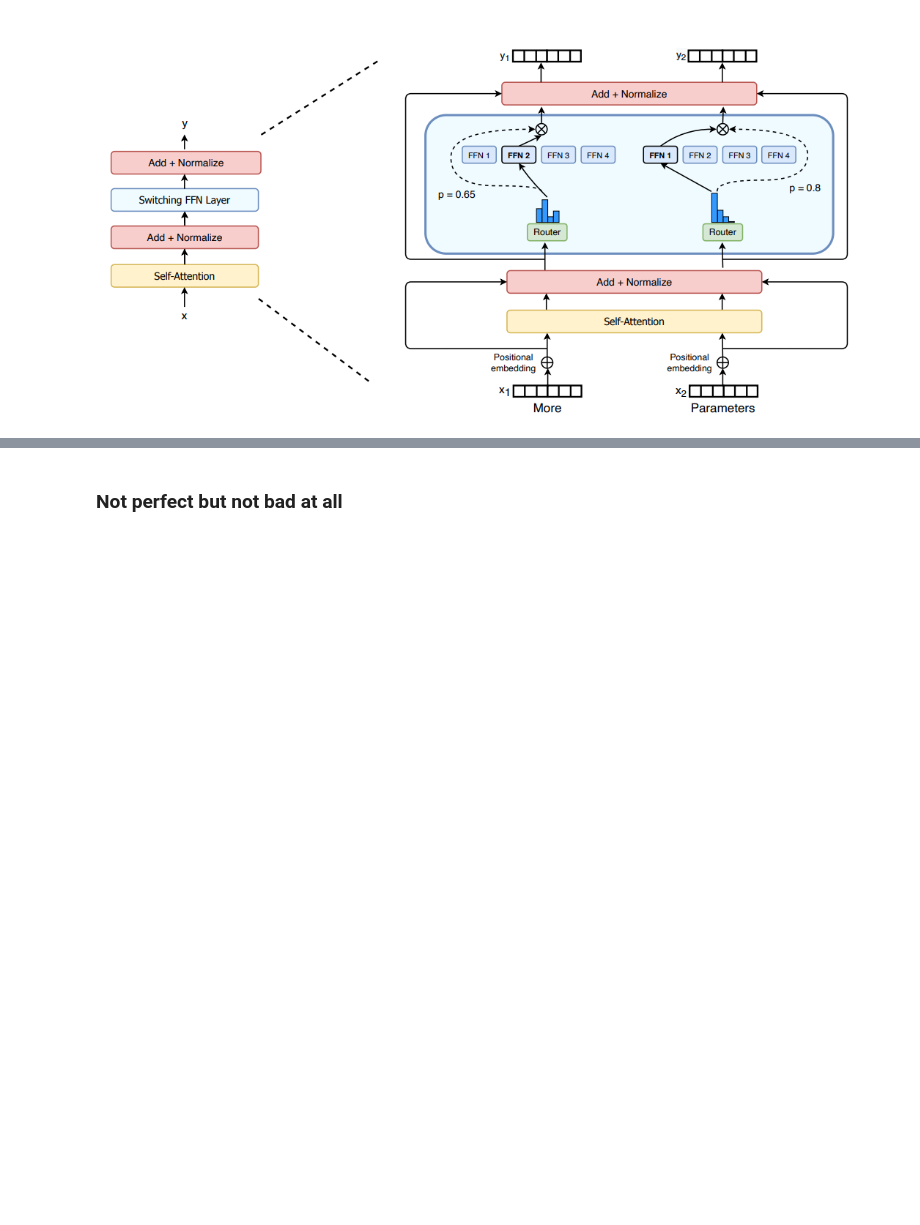
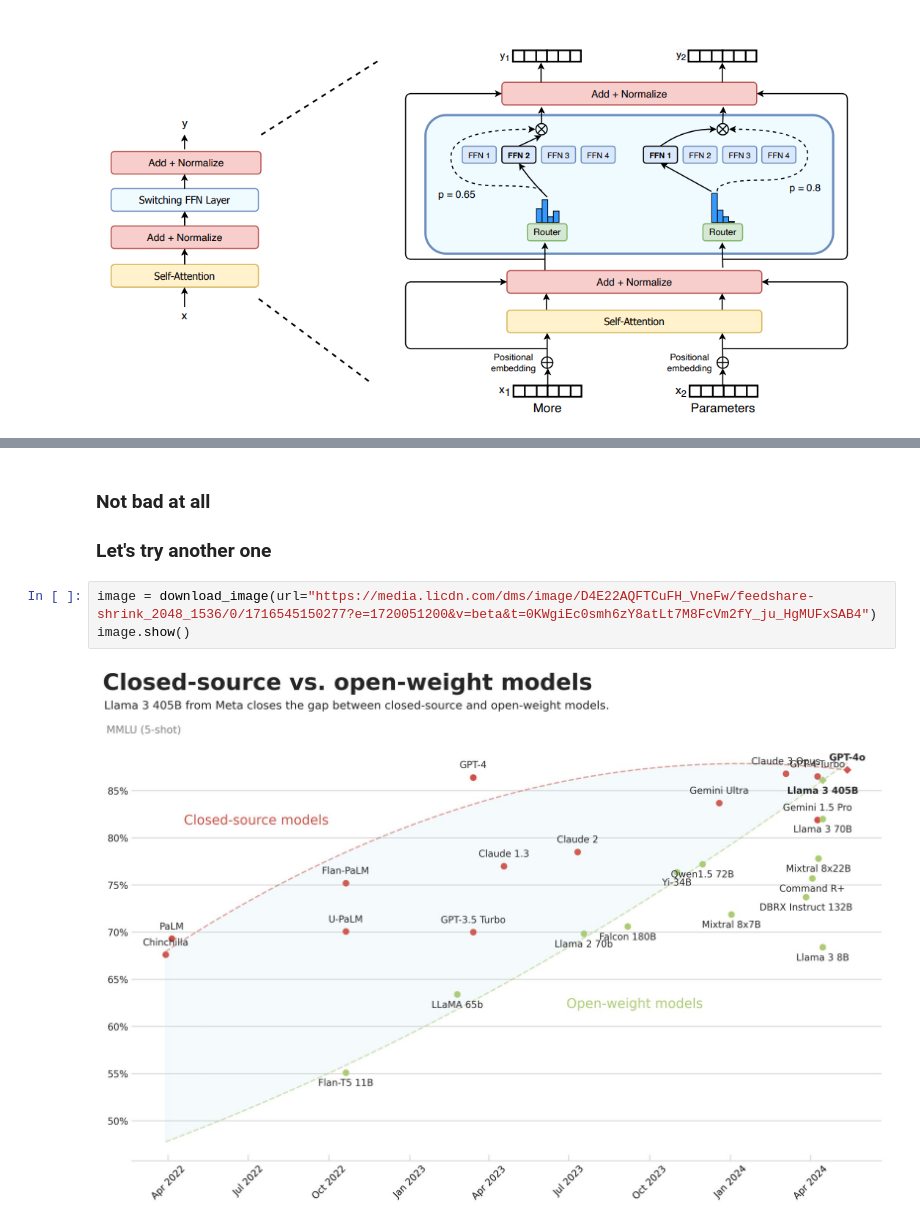
Before and after one commit to AntonioGr7/pratical-llms, a Jupyter notebook: a13_inference_vision_llm.ipynb, the cells around one changed output, grey strips where cells are left out. Drawn from its saved outputs; the diff is of its cells as text; blank space fills up the shorter version.

```diff
--- a/a13_inference_vision_llm.ipynb
+++ b/a13_inference_vision_llm.ipynb
@@ -143,2 +153,8 @@ The diagram illustrates a neural network architecture with various components an
 # %% [markdown]
-### Not perfect but not bad at all
+### Not bad at all
+### Let's try another one
+# %%
+image = download_image(url="https://media.licdn.com/dms/image/D4E22AQFTCuFH_VneFw/feedshare-shrink_2048_1536/0/1716545150277?e=1720051200&v=beta&t=0KWgiEc0smh6zY8atLt7M8FcVm2fY_ju_HgMUFxSAB4")
+image.show()
+# %% [output]
+[figure, added]
```
Also changed, not shown: parts of 7 cells of this notebook.
